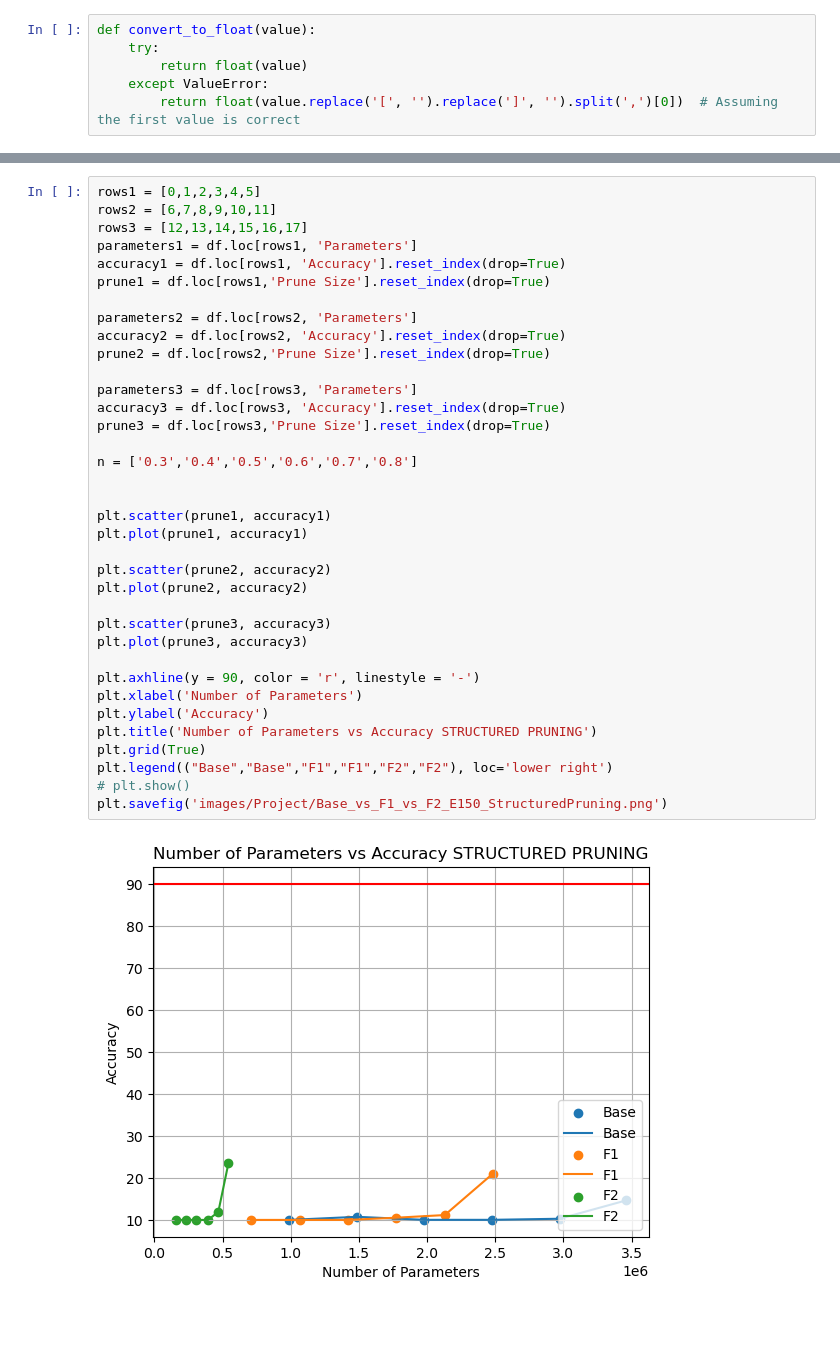
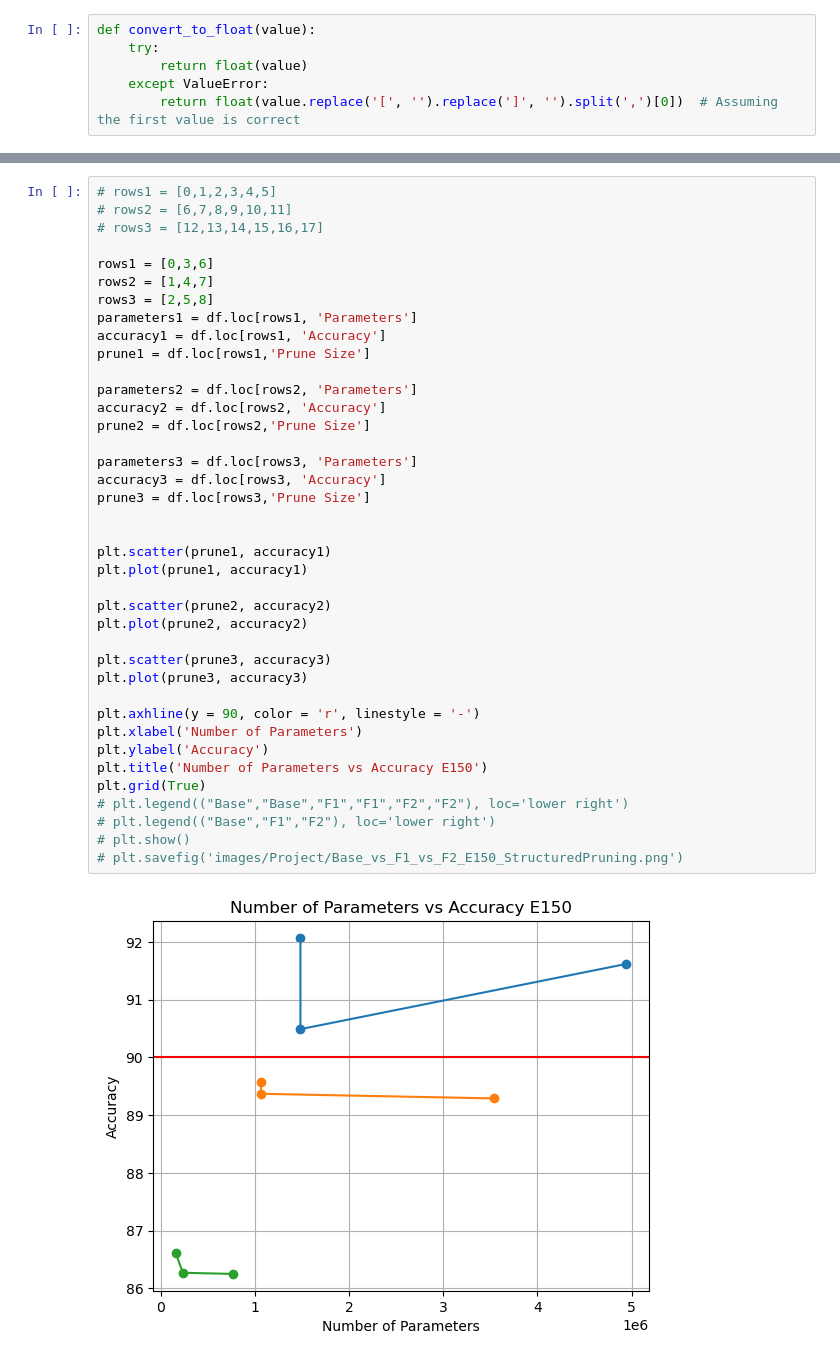
Before and after one commit to Opeiz/EFFDL_10, a Jupyter notebook: pandas.ipynb, the cells around one changed output, grey strips where cells are left out. Saved outputs shown, nothing was run; the diff lists cells and outputs as text; blank space fills up the shorter version.

Commit message:
Final images

```diff
--- a/pandas.ipynb
+++ b/pandas.ipynb
@@ -79,38 +82,41 @@ def convert_to_float(value):
 # %%
-rows1 = [0,1,2,3,4,5]
-rows2 = [6,7,8,9,10,11]
-rows3 = [12,13,14,15,16,17]
+# rows1 = [0,1,2,3,4,5]
+# rows2 = [6,7,8,9,10,11]
+# rows3 = [12,13,14,15,16,17]
+
+rows1 = [0,3,6]
+rows2 = [1,4,7]
+rows3 = [2,5,8]
 parameters1 = df.loc[rows1, 'Parameters']
-accuracy1 = df.loc[rows1, 'Accuracy'].reset_index(drop=True)
-prune1 = df.loc[rows1,'Prune Size'].reset_index(drop=True)
+accuracy1 = df.loc[rows1, 'Accuracy']
+prune1 = df.loc[rows1,'Prune Size']
 
 parameters2 = df.loc[rows2, 'Parameters']
-accuracy2 = df.loc[rows2, 'Accuracy'].reset_index(drop=True)
-prune2 = df.loc[rows2,'Prune Size'].reset_index(drop=True)
+accuracy2 = df.loc[rows2, 'Accuracy']
+prune2 = df.loc[rows2,'Prune Size']
 
 parameters3 = df.loc[rows3, 'Parameters']
-accuracy3 = df.loc[rows3, 'Accuracy'].reset_index(drop=True)
-prune3 = df.loc[rows3,'Prune Size'].reset_index(drop=True)
-
-n = ['0.3','0.4','0.5','0.6','0.7','0.8']
+accuracy3 = df.loc[rows3, 'Accuracy']
+prune3 = df.loc[rows3,'Prune Size']
 
 
 plt.scatter(prune1, accuracy1)
 plt.plot(prune1, accuracy1)
 
 plt.scatter(prune2, accuracy2)
 plt.plot(prune2, accuracy2)
 
 plt.scatter(prune3, accuracy3)
 plt.plot(prune3, accuracy3)
 
 plt.axhline(y = 90, color = 'r', linestyle = '-')
 plt.xlabel('Number of Parameters')
 plt.ylabel('Accuracy')
-plt.title('Number of Parameters vs Accuracy STRUCTURED PRUNING')
+plt.title('Number of Parameters vs Accuracy E150')
 plt.grid(True)
-plt.legend(("Base","Base","F1","F1","F2","F2"), loc='lower right')
+# plt.legend(("Base","Base","F1","F1","F2","F2"), loc='lower right')
+# plt.legend(("Base","F1","F2"), loc='lower right')
 # plt.show()
-plt.savefig('images/Project/Base_vs_F1_vs_F2_E150_StructuredPruning.png')
+# plt.savefig('images/Project/Base_vs_F1_vs_F2_E150_StructuredPruning.png')
 # %% [output]
-[figure, old version]
+[figure, new version]
```
Also changed, not shown: parts of 3 cells of this notebook, 24 other files.
